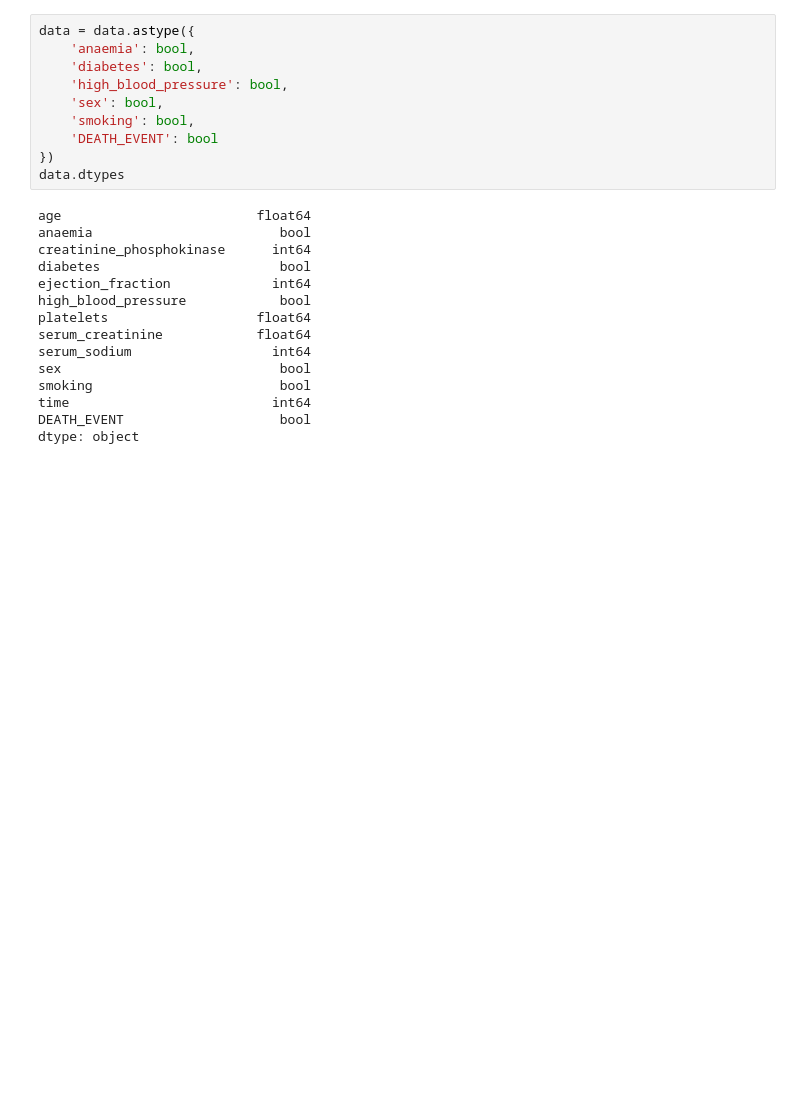
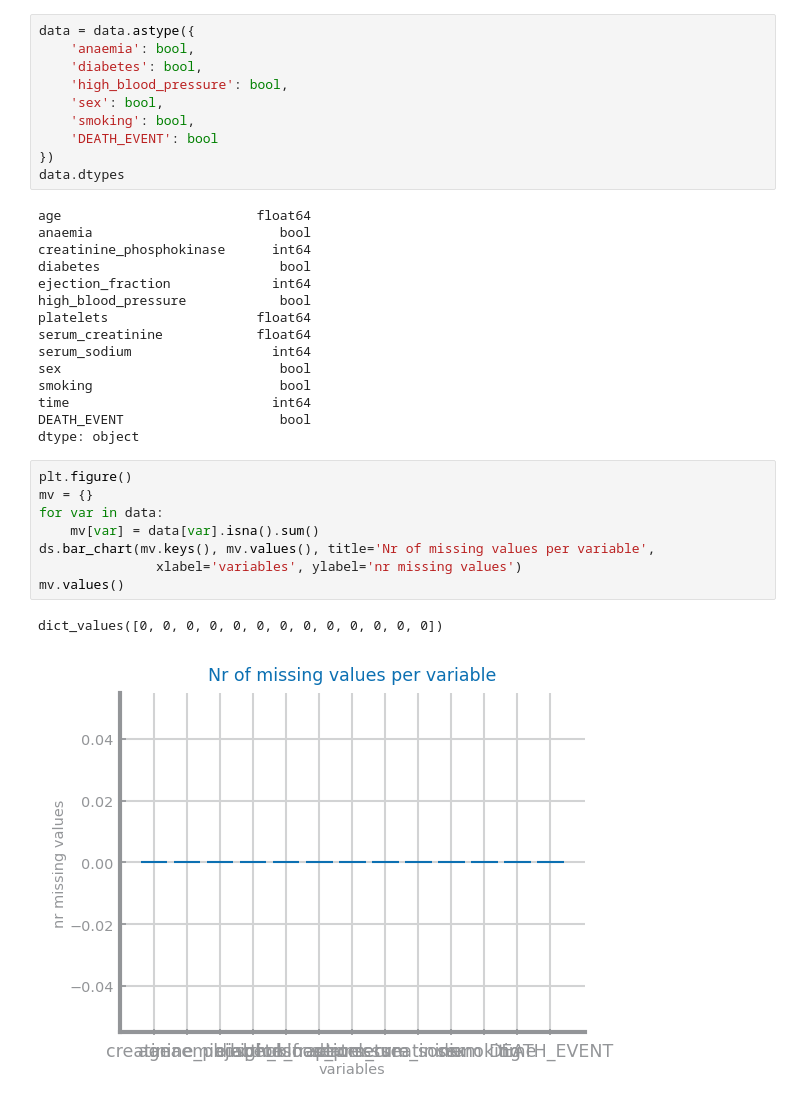
Before and after one commit to filipesousaist/ds_project, a Jupyter notebook: dataset1/Dimensionality.ipynb, the cells around one changed output. Drawn from its saved outputs; the diff is of its cells as text; blank space fills up the shorter version.

Commit message:
Added missing values and summary to dataset 1 Dimensionality

```diff
--- a/dataset1/Dimensionality.ipynb
+++ b/dataset1/Dimensionality.ipynb
@@ -62,3 +62,14 @@ smoking                        bool
 time                          int64
 DEATH_EVENT                    bool
 dtype: object
+# %%
+plt.figure()
+mv = {}
+for var in data:
+    mv[var] = data[var].isna().sum()
+ds.bar_chart(mv.keys(), mv.values(), title='Nr of missing values per variable',
+               xlabel='variables', ylabel='nr missing values')
+mv.values()
+# %% [output]
+dict_values([0, 0, 0, 0, 0, 0, 0, 0, 0, 0, 0, 0, 0])
+[figure, added]
```
Also changed, not shown: parts of 1 cell of this notebook.
